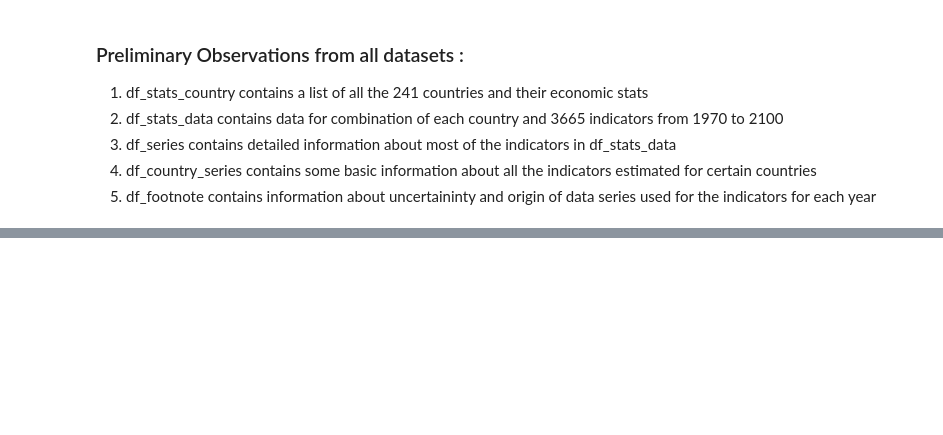
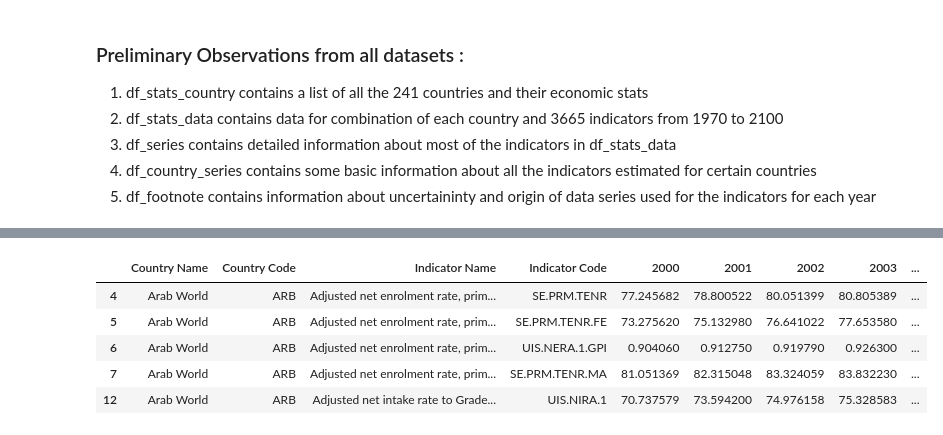
Before and after one commit to SmrutiRanjan27/worldbank-global-education-analysis, a Jupyter notebook: Smruti_Ranjan_WorldBank_Global_Education_Analysis.ipynb, the cells around one changed output, grey strips where cells are left out. Cells and saved outputs as stored; diff of their text form; code cells hidden in the pictures; blank space fills up the shorter version.

```diff
--- a/Smruti_Ranjan_WorldBank_Global_Education_Analysis.ipynb
+++ b/Smruti_Ranjan_WorldBank_Global_Education_Analysis.ipynb
@@ -365,0 +368,16 @@ df_footnote.head()
+# %%
+# lets take only those rows in data that are in the interval 2010-2011 that are not null for any of the values
+cols = []
+cols.extend(['Country Name','Country Code','Indicator Name','Indicator Code'])
+check_cols = list(np.arange(2000,2011,1).astype(str))
+cols.extend(check_cols)
+df_stats_new = df_stats[cols][~df_stats[check_cols].isna().any(axis=1)]
+# %%
+df_stats_new.head()
+# %% [output]
+|  | Country Name | Country Code | Indicator Name | Indicator Code | 2000 | 2001 | 2002 | 2003 | ... |
+| 4 | Arab World | ARB | Adjusted net enrolment rate, prim... | SE.PRM.TENR | 77.245682 | 78.800522 | 80.051399 | 80.805389 | ... |
+| 5 | Arab World | ARB | Adjusted net enrolment rate, prim... | SE.PRM.TENR.FE | 73.275620 | 75.132980 | 76.641022 | 77.653580 | ... |
+| 6 | Arab World | ARB | Adjusted net enrolment rate, prim... | UIS.NERA.1.GPI | 0.904060 | 0.912750 | 0.919790 | 0.926300 | ... |
+| 7 | Arab World | ARB | Adjusted net enrolment rate, prim... | SE.PRM.TENR.MA | 81.051369 | 82.315048 | 83.324059 | 83.832230 | ... |
+| 12 | Arab World | ARB | Adjusted net intake rate to Grade... | UIS.NIRA.1 | 70.737579 | 73.594200 | 74.976158 | 75.328583 | ... |
```
Also changed, not shown: parts of 26 cells of this notebook.
